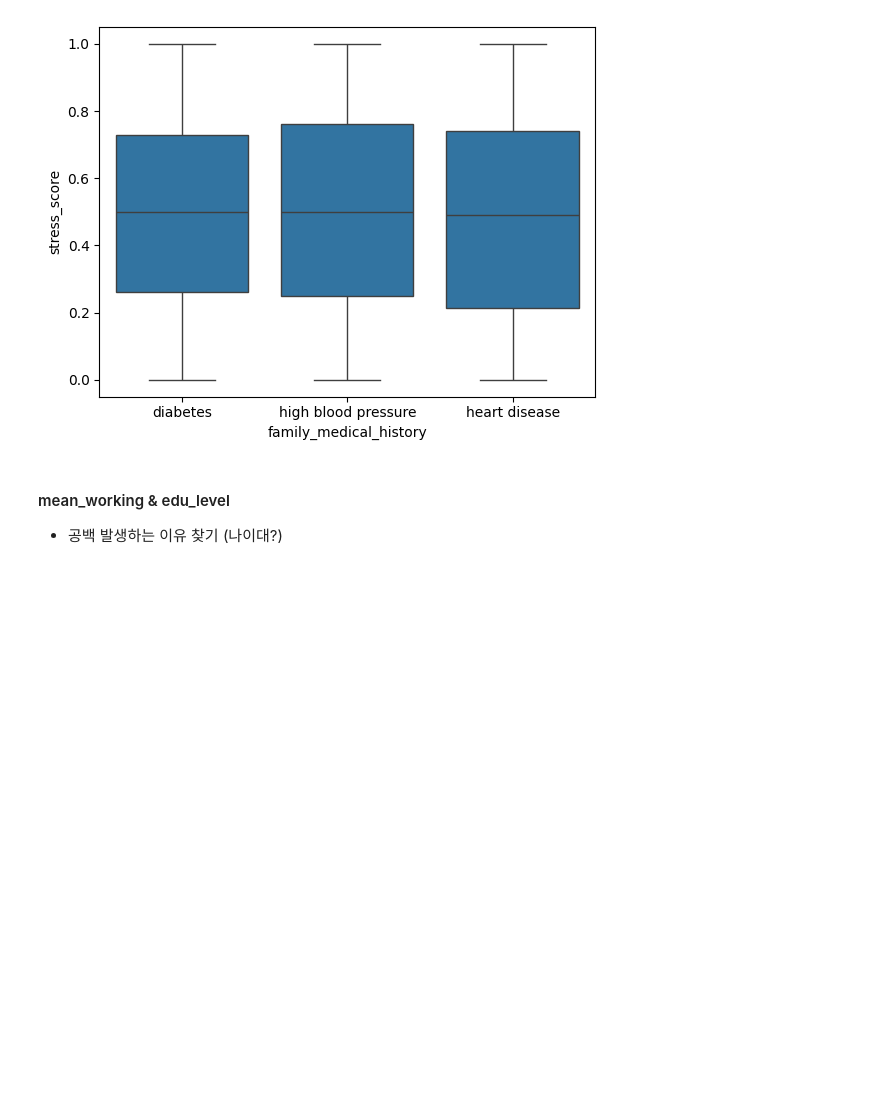
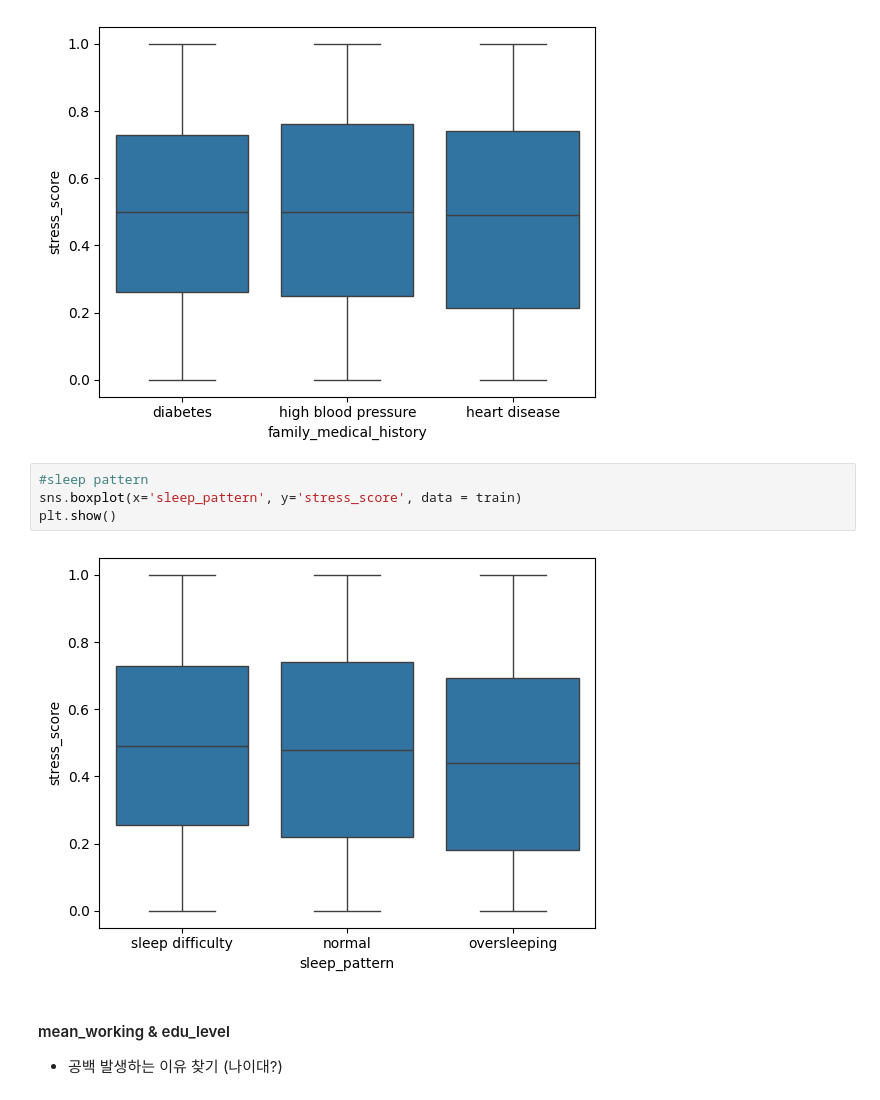
Before and after one commit to HOYUN-Y/DataAnalytics_projects, a Jupyter notebook: dacon_stress_prediction/data_preprocessing.ipynb, the cells around one changed output. Drawn from its saved outputs; the diff is of its cells as text; blank space fills up the shorter version.

```diff
--- a/dacon_stress_prediction/data_preprocessing.ipynb
+++ b/dacon_stress_prediction/data_preprocessing.ipynb
@@ -339,6 +339,12 @@ sns.boxplot(x='family_medical_history', y='stress_score', data=train)
 plt.show()
 # %% [output]
 [figure]
+# %%
+#sleep pattern
+sns.boxplot(x='sleep_pattern', y='stress_score', data = train)
+plt.show()
+# %% [output]
+[figure, added]
 # %% [markdown]
 #### mean_working & edu_level
 - 공백 발생하는 이유 찾기 (나이대?)
```
Also changed, not shown: parts of 24 cells of this notebook, 6 other files.
